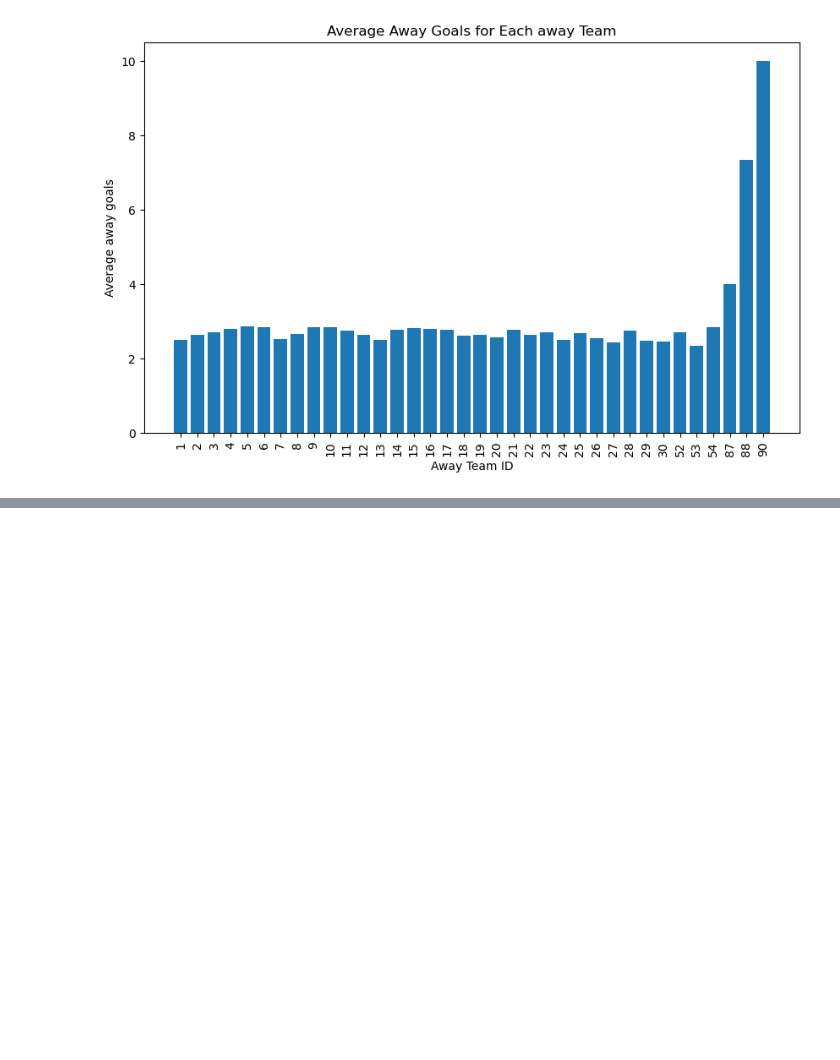
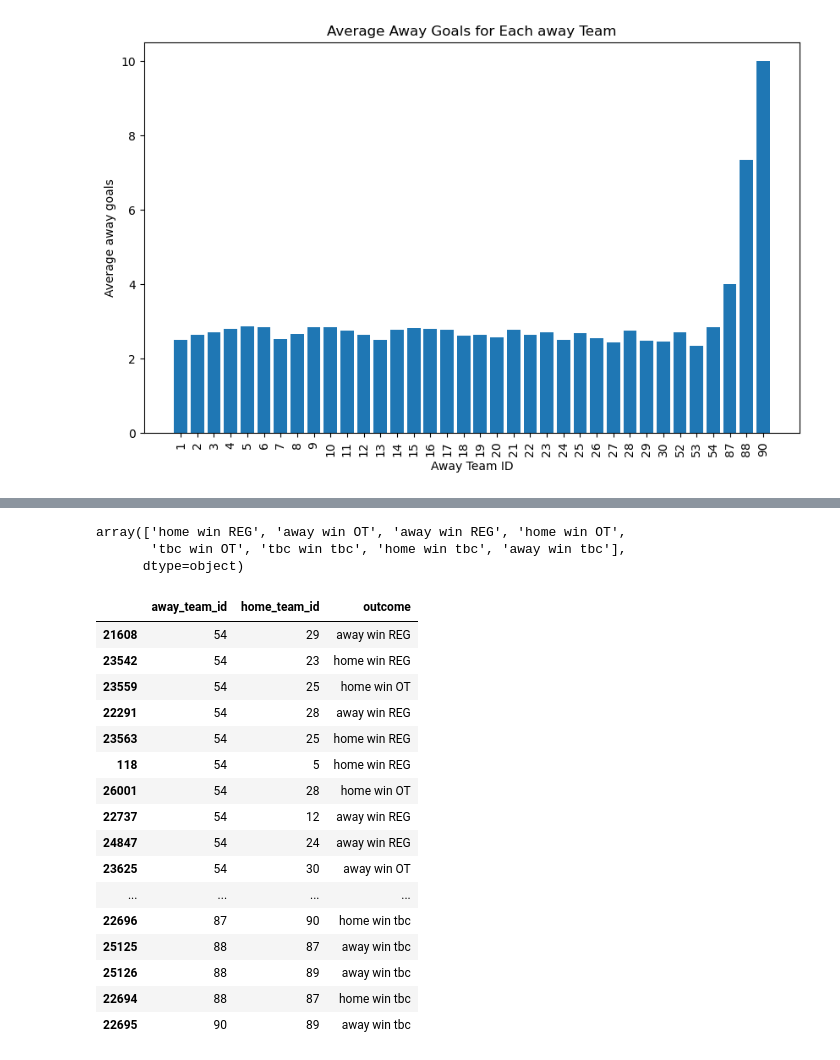
Before and after one commit to rosnibhanu/tech_project, a Jupyter notebook: tech_int.ipynb, the cells around one changed output, grey strips where cells are left out. Saved outputs shown, nothing was run; the diff lists cells and outputs as text; code cells hidden in the pictures; blank space fills up the shorter version.

```diff
--- a/tech_int.ipynb
+++ b/tech_int.ipynb
@@ -445,3 +445,6 @@ plt.xticks(rotation=90)
 plt.show()
 # %% [output]
 [figure]
+# %%
+win_rate= games_unique[['away_team_id','home_team_id','outcome']]
+win_rate
@@ -447,0 +465,28 @@ plt.show()
+# %%
+unique_outcome= win_rate['outcome'].unique()
+unique_outcome
+# %% [output]
+array(['home win REG', 'away win OT', 'away win REG', 'home win OT',
+       'tbc win OT', 'tbc win tbc', 'home win tbc', 'away win tbc'],
+      dtype=object)
+# %%
+win_rate= win_rate.sort_values(by='away_team_id')
+win_rate.tail(50)
+# %% [output]
+|  | away_team_id | home_team_id | outcome |
+| 21608 | 54 | 29 | away win REG |
+| 23542 | 54 | 23 | home win REG |
+| 23559 | 54 | 25 | home win OT |
+| 22291 | 54 | 28 | away win REG |
+| 23563 | 54 | 25 | home win REG |
+| 118 | 54 | 5 | home win REG |
+| 26001 | 54 | 28 | home win OT |
+| 22737 | 54 | 12 | away win REG |
+| 24847 | 54 | 24 | away win REG |
+| 23625 | 54 | 30 | away win OT |
+| ... | ... | ... | ... |
+| 22696 | 87 | 90 | home win tbc |
+| 25125 | 88 | 87 | away win tbc |
+| 25126 | 88 | 89 | away win tbc |
+| 22694 | 88 | 87 | home win tbc |
+| 22695 | 90 | 89 | away win tbc |
```
Also changed, not shown: parts of 15 cells of this notebook.
